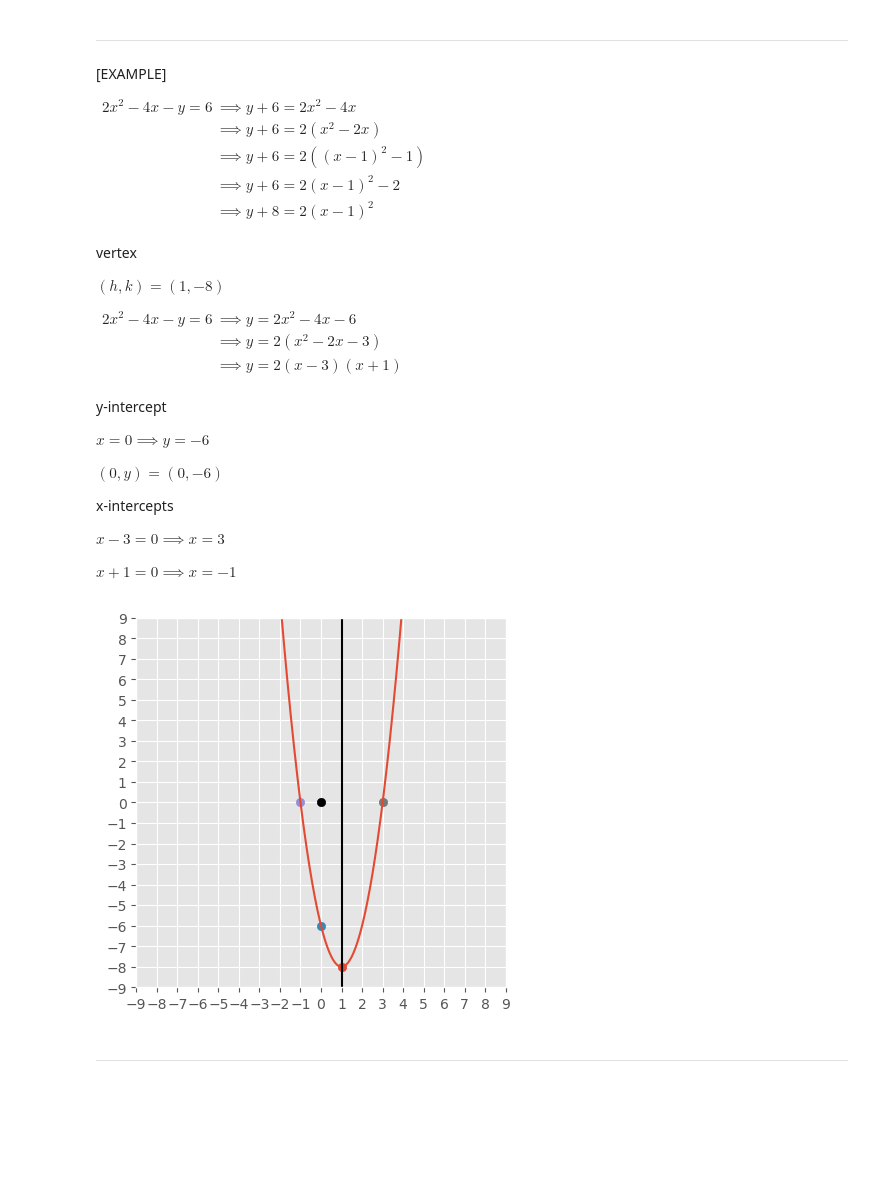
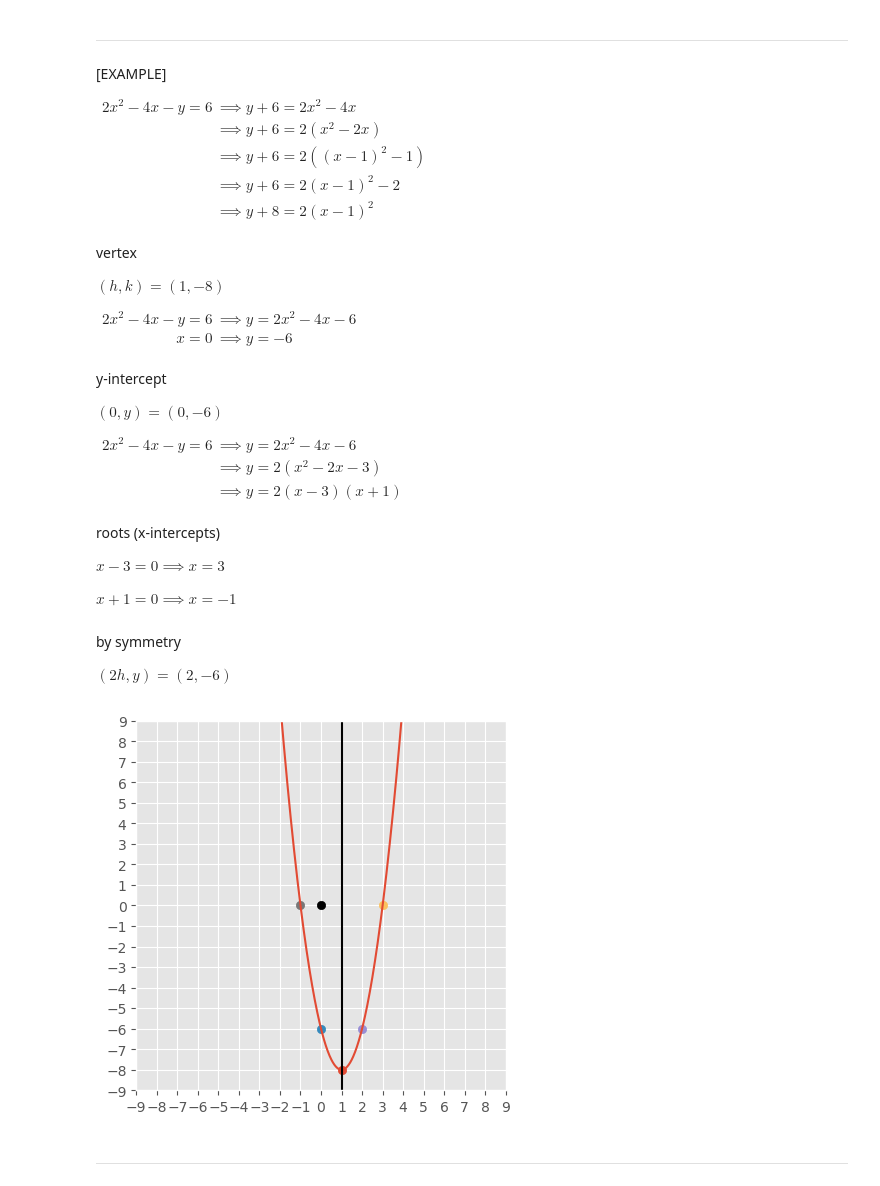
Before and after one commit to davefriedman01/VectorCalculus, a Jupyter notebook: hw1.ipynb, the cells around one changed output. Saved outputs shown, nothing was run; the diff lists cells and outputs as text; code cells hidden in the pictures; blank space fills up the shorter version.

```diff
--- a/hw1.ipynb
+++ b/hw1.ipynb
@@ -503,42 +499,53 @@ $
 \begin{aligned}
 2x^2-4x-y=6
 &\implies y=2x^2-4x-6\\
+x=0&\implies y=-6\\
+\end{aligned}
+$
+
+y-intercept
+
+$(0,y)=(0,-6)$
+
+$
+\begin{aligned}
+2x^2-4x-y=6
+&\implies y=2x^2-4x-6\\
 &\implies y=2(x^2-2x-3)\\
 &\implies y=2(x-3)(x+1)\\
 \end{aligned}
 $
 
-y-intercept
-
-$x=0\implies y=-6$
-
-$(0,y)=(0,-6)$
-
-x-intercepts
+roots (x-intercepts)
 
 $x-3=0\implies x=3$
 
 $x+1=0\implies x=-1$
+# %% [markdown]
+by symmetry
+
+$(2h,y)=(2,-6)$
 # %%
 s=9
 x=np.linspace(-s,s,1001);
 y=2*x**2-4*x-6
 
 plt.axes().set_aspect(1);
 plt.xlim((-s,s));
 plt.xticks(np.arange(-s,s+1,1));
 plt.ylim((-s,s));
 plt.yticks(np.arange(-s,s+1,1));
 
 plt.plot(x,y);
 plt.scatter(0,0,color='black');
 plt.axvline(x=1,color='black');
-plt.scatter(1,-8);
-plt.scatter(0,-6);
-plt.scatter(-1,0);
-plt.scatter(3,0);
+plt.scatter( 1,-8);
+plt.scatter( 0,-6);
+plt.scatter( 2,-6);
+plt.scatter(-1, 0);
+plt.scatter( 3, 0);
 # %% [output]
-[figure, old version]
+[figure, new version]
 # %% [markdown]
 ---
 # %% [markdown]
```
Also changed, not shown: parts of 32 cells of this notebook.
